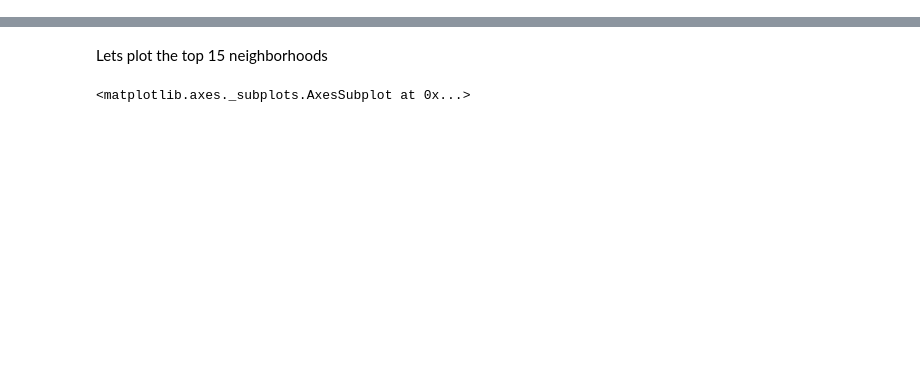
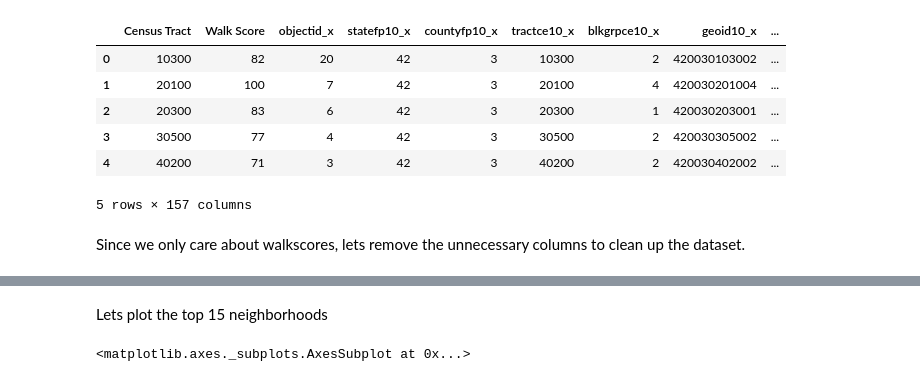
Before and after one commit to bwmccoy/Big-Ideas-Final-Project, a Jupyter notebook: Brandon/Walkability.ipynb, the cells around one changed output, grey strips where cells are left out. Drawn from its saved outputs; the diff is of its cells as text; code cells hidden in the pictures; blank space fills up the shorter version.

```diff
--- a/Brandon/Walkability.ipynb
+++ b/Brandon/Walkability.ipynb
@@ -67,0 +29,17 @@ In addition, some neighborhoods are composed of multiple tracts which means some
+# %%
+# reading the census tracts dataset
+tracts = pd.read_csv("9756af5f-3320-4601-84e2-347d64071e25.csv")
+
+# merging the two datasets on the tracts column
+walkscores = walkscores.merge(tracts, left_on='Census Tract', right_on='tractce10')
+walkscores.head()
+# %% [output]
+|  | Census Tract | Walk Score | objectid_x | statefp10_x | countyfp10_x | tractce10_x | blkgrpce10_x | geoid10_x | ... |
+| 0 | 10300 | 82 | 20 | 42 | 3 | 10300 | 2 | 420030103002 | ... |
+| 1 | 20100 | 100 | 7 | 42 | 3 | 20100 | 4 | 420030201004 | ... |
+| 2 | 20300 | 83 | 6 | 42 | 3 | 20300 | 1 | 420030203001 | ... |
+| 3 | 30500 | 77 | 4 | 42 | 3 | 30500 | 2 | 420030305002 | ... |
+| 4 | 40200 | 71 | 3 | 42 | 3 | 40200 | 2 | 420030402002 | ... |
+5 rows × 157 columns
+# %% [markdown]
+Since we only care about walkscores, lets remove the unnecessary columns to clean up the dataset.
```
Also changed, not shown: parts of 23 cells of this notebook, 2 other files.
